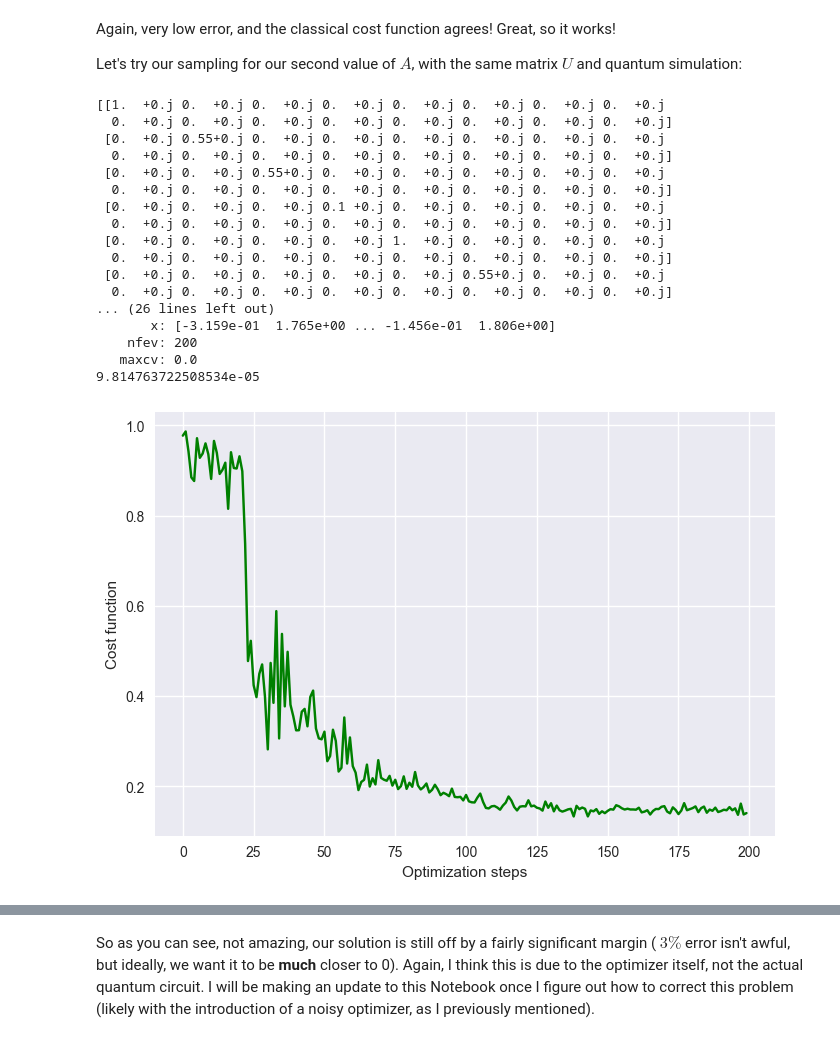
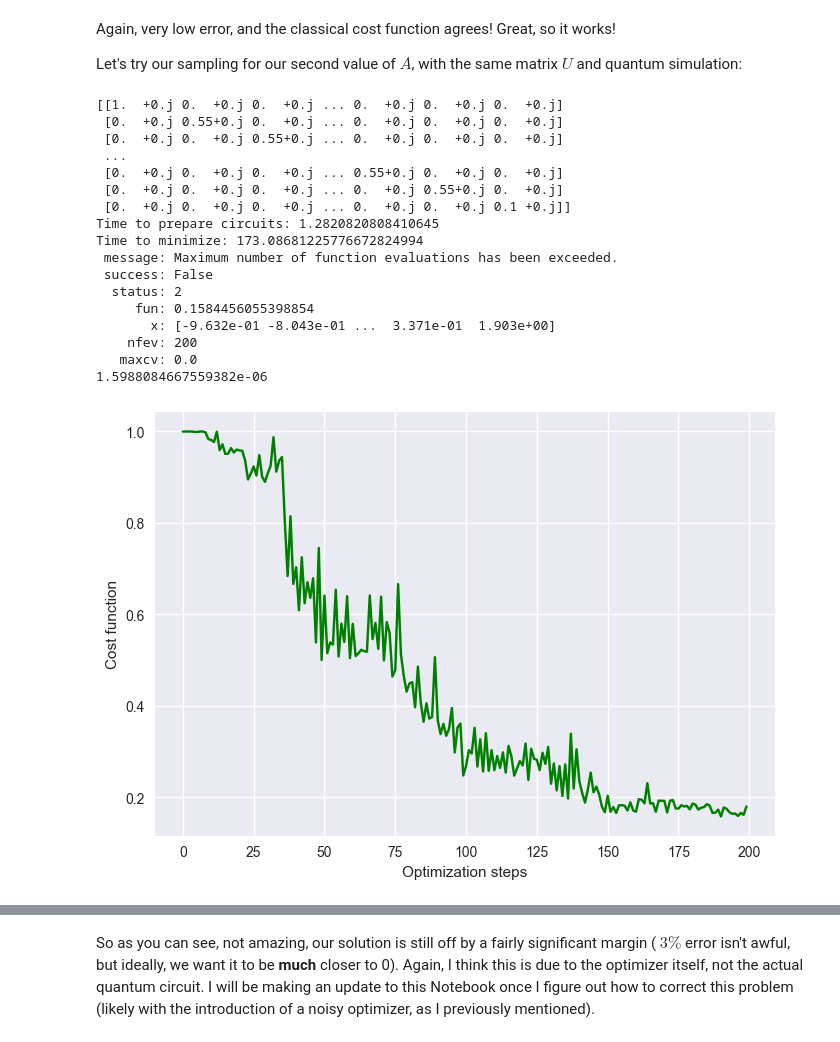
Before and after one commit to cezaris13/CourseWork, a Jupyter notebook: VQLS-QSVM-Implementation/CodeExamples/VQLS.ipynb, the cells around one changed output, grey strips where cells are left out. Cells and saved outputs as stored; diff of their text form; code cells hidden in the pictures.

```diff
--- a/VQLS-QSVM-Implementation/CodeExamples/VQLS.ipynb
+++ b/VQLS-QSVM-Implementation/CodeExamples/VQLS.ipynb
@@ -15,7 +15,7 @@ from Code.VQLS.LabelVector import labelVectorCircuit,controlledLabelVectorCircui
 from Code.VQLS.Minimization import minimization, getApproximationValue, plotCost
 from Code.Utils import createMatrixFromParameters, generateParams, appendMatrices
 # %%
-qubits = 4 # 3
+qubits = 10 # 3
 layers = 3
 shots: int = 10000
 # %% [markdown]
@@ -484,47 +505,47 @@ Again, very low error, and the classical cost function agrees! Great, so it work
 
 Let's try our sampling for our second value of $A$, with the same matrix $U$ and quantum simulation:
 # %%
-b = [1 for _ in range(2**qubits)]
+b = [1 * (-1)**(i) for i in range(2**qubits)]
 # b = np.array([1, 1, 1, 1, 1, 1, 1, 1, 1, 1, -1 ,1,1,1,1,1])
 bVector: np.array = getPaddedLabelVector(b)
 matrices = ["ZII", "IZI", "III"]
 matrices = appendMatrices(matrices, qubits)
 A: np.ndarray = createMatrixFromParameters([0.225, 0.225, 0.55], matrices)
 print (A)
 
 paulis, coefficientSet = getLCU(A)
 
 outF: List[List[float]] = minimization(
     paulis=paulis,
     coefficientSet=coefficientSet,
     totalNeededQubits=qubits + 2,
     bVector=bVector,
 )
 circ: QuantumCircuit = QuantumCircuit(qubits, qubits)
 o: List[complex] = getSolutionVector(circ,qubits, outF)
 
 print(getApproximationValue(A, bVector, o))
 
 plotCost()
 # %% [output]
-[[1.  +0.j 0.  +0.j 0.  +0.j 0.  +0.j 0.  +0.j 0.  +0.j 0.  +0.j 0.  +0.j
-  0.  +0.j 0.  +0.j 0.  +0.j 0.  +0.j 0.  +0.j 0.  +0.j 0.  +0.j 0.  +0.j]
- [0.  +0.j 0.55+0.j 0.  +0.j 0.  +0.j 0.  +0.j 0.  +0.j 0.  +0.j 0.  +0.j
-  0.  +0.j 0.  +0.j 0.  +0.j 0.  +0.j 0.  +0.j 0.  +0.j 0.  +0.j 0.  +0.j]
- [0.  +0.j 0.  +0.j 0.55+0.j 0.  +0.j 0.  +0.j 0.  +0.j 0.  +0.j 0.  +0.j
-  0.  +0.j 0.  +0.j 0.  +0.j 0.  +0.j 0.  +0.j 0.  +0.j 0.  +0.j 0.  +0.j]
- [0.  +0.j 0.  +0.j 0.  +0.j 0.1 +0.j 0.  +0.j 0.  +0.j 0.  +0.j 0.  +0.j
-  0.  +0.j 0.  +0.j 0.  +0.j 0.  +0.j 0.  +0.j 0.  +0.j 0.  +0.j 0.  +0.j]
- [0.  +0.j 0.  +0.j 0.  +0.j 0.  +0.j 1.  +0.j 0.  +0.j 0.  +0.j 0.  +0.j
-  0.  +0.j 0.  +0.j 0.  +0.j 0.  +0.j 0.  +0.j 0.  +0.j 0.  +0.j 0.  +0.j]
- [0.  +0.j 0.  +0.j 0.  +0.j 0.  +0.j 0.  +0.j 0.55+0.j 0.  +0.j 0.  +0.j
-  0.  +0.j 0.  +0.j 0.  +0.j 0.  +0.j 0.  +0.j 0.  +0.j 0.  +0.j 0.  +0.j]
-... (26 lines left out)
-       x: [-3.159e-01  1.765e+00 ... -1.456e-01  1.806e+00]
+[[1.  +0.j 0.  +0.j 0.  +0.j ... 0.  +0.j 0.  +0.j 0.  +0.j]
+ [0.  +0.j 0.55+0.j 0.  +0.j ... 0.  +0.j 0.  +0.j 0.  +0.j]
+ [0.  +0.j 0.  +0.j 0.55+0.j ... 0.  +0.j 0.  +0.j 0.  +0.j]
+ ...
+ [0.  +0.j 0.  +0.j 0.  +0.j ... 0.55+0.j 0.  +0.j 0.  +0.j]
+ [0.  +0.j 0.  +0.j 0.  +0.j ... 0.  +0.j 0.55+0.j 0.  +0.j]
+ [0.  +0.j 0.  +0.j 0.  +0.j ... 0.  +0.j 0.  +0.j 0.1 +0.j]]
+Time to prepare circuits: 1.2820820808410645
+Time to minimize: 173.08681225776672824994
+ message: Maximum number of function evaluations has been exceeded.
+ success: False
+  status: 2
+     fun: 0.1584456055398854
+       x: [-9.632e-01 -8.043e-01 ...  3.371e-01  1.903e+00]
     nfev: 200
    maxcv: 0.0
-9.814763722508534e-05
+1.5988084667559382e-06
-[figure, old version]
+[figure, new version]
 # %%
 estimatedNorm, estimatedNormVector = estimateNorm( A, o, bVector)
 
```
Also changed, not shown: parts of 10 cells of this notebook, 2 other files.
